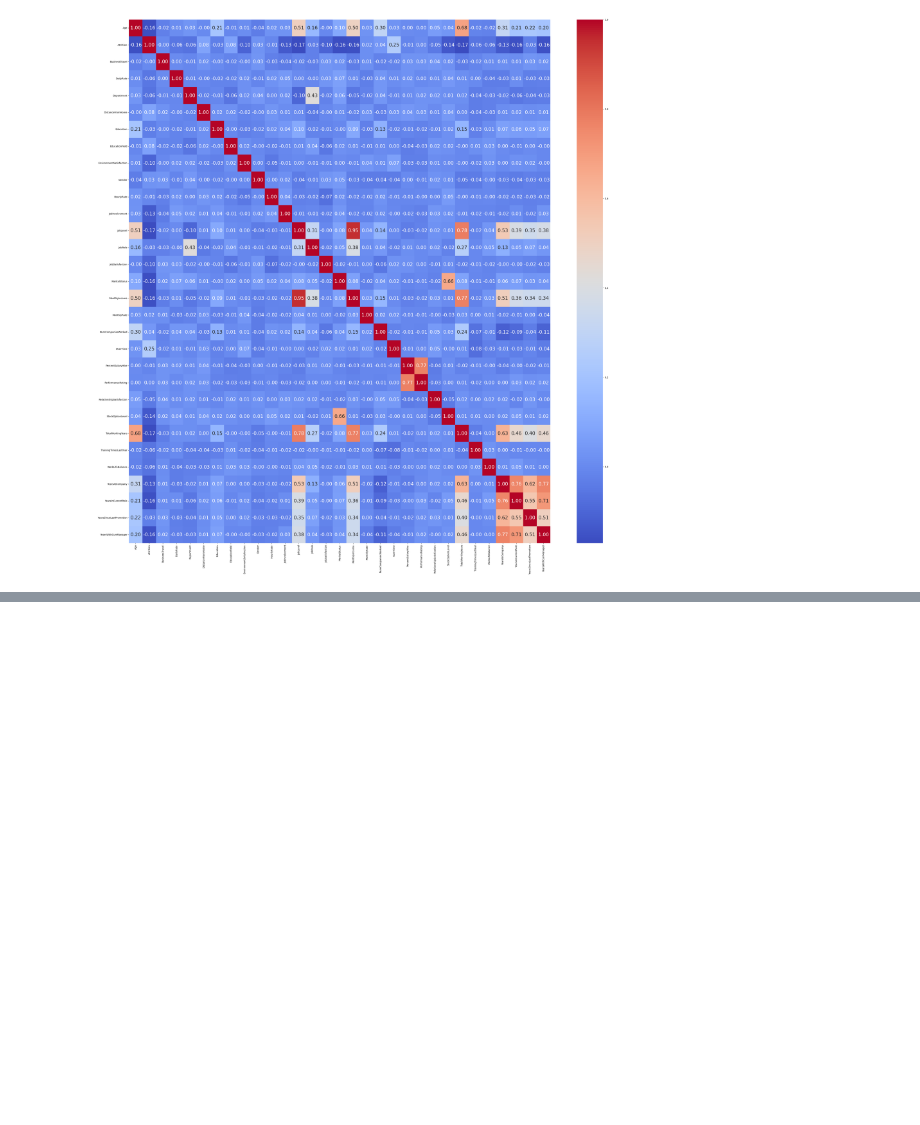
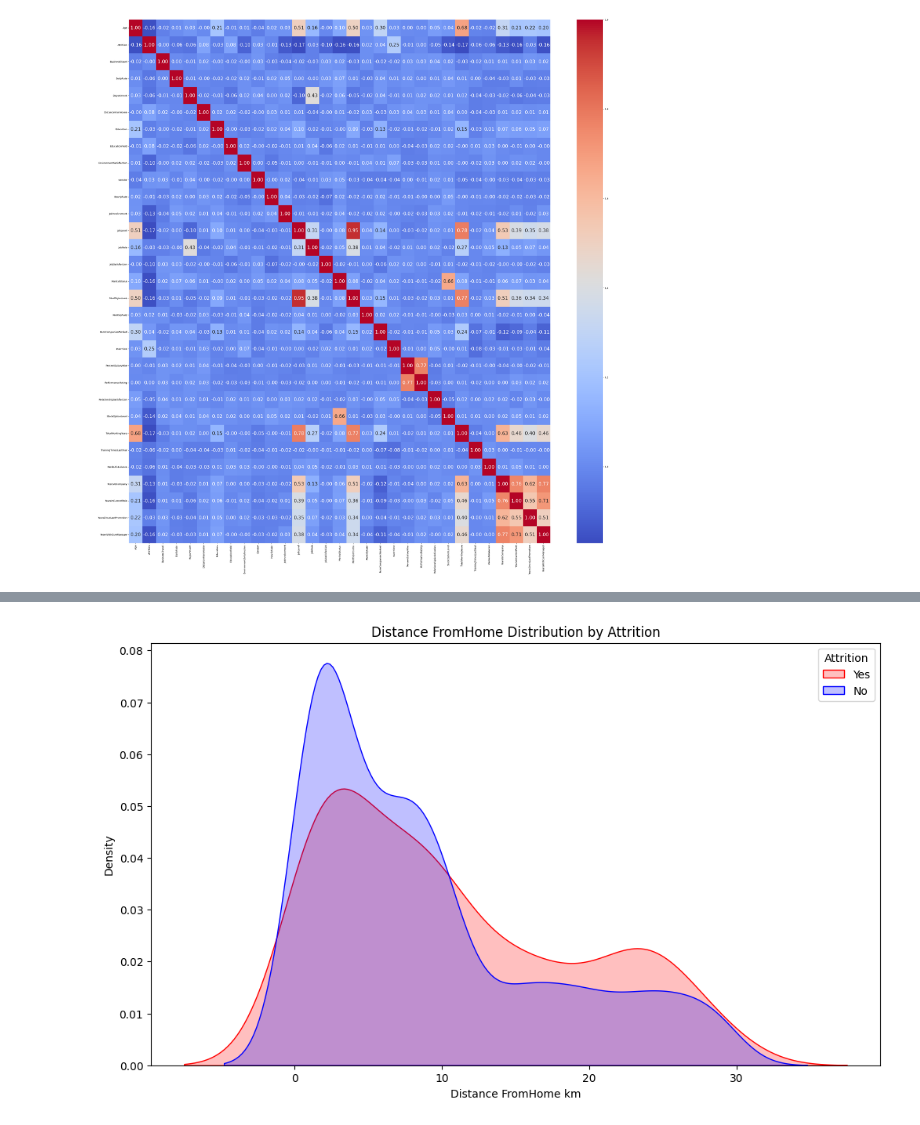
Before and after one commit to HarelAmezcua/human-resources-classification, a Jupyter notebook: notebooks/EDA_visualization.ipynb, the cells around one changed output, grey strips where cells are left out. Cells and saved outputs as stored; diff of their text form; code cells hidden in the pictures; blank space fills up the shorter version.

```diff
--- a/notebooks/data_visualization.ipynb
+++ b/notebooks/EDA_visualization.ipynb
@@ -99,0 +154,12 @@ sns.heatmap(correlations, annot=True, cmap='coolwarm', fmt=".2f", ax=ax, annot_k
+# %%
+# Monthly Income Distribution by Attrition
+plt.figure(figsize=(12, 7));
+sns.kdeplot(left_df['DistanceFromHome'], label='Employees who left', fill=True, color='r');
+sns.kdeplot(stay_df['DistanceFromHome'], label='Employees who stayed', fill=True, color='b');
+plt.xlabel('Distance FromHome [km]');
+plt.ylabel('Density');
+plt.title('Distance FromHome Distribution by Attrition');
+plt.legend(title='Attrition', labels=['Yes', 'No']);
+plt.show()
+# %% [output]
+[figure, added]
```
Also changed, not shown: parts of 3 cells of this notebook.
